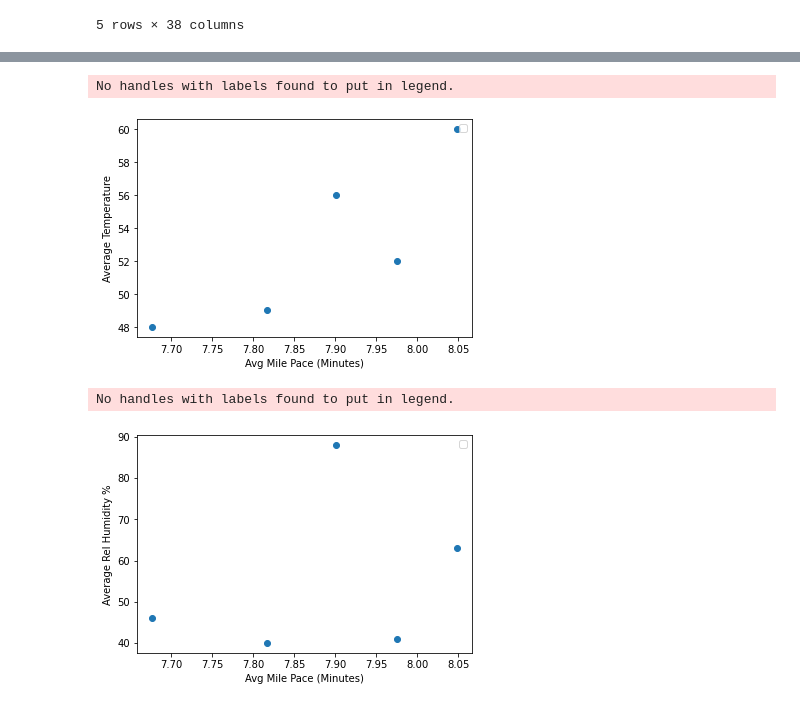
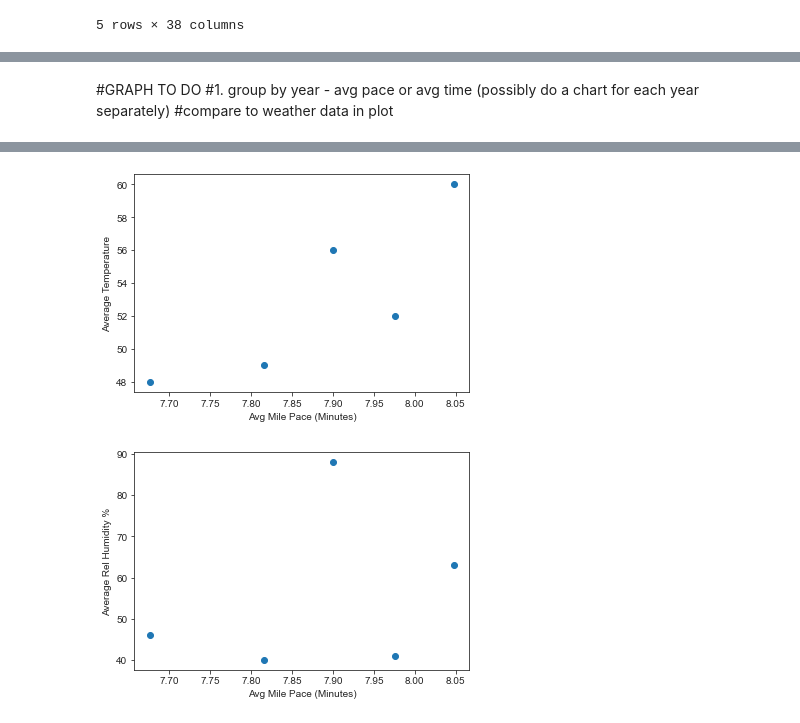
Before and after one commit to nmuldowney/nyc-marathon-capstone, a Jupyter notebook: notebooks/nyc_weather_and_gdp_eda.ipynb, the cells around one changed output, grey strips where cells are left out. Saved outputs shown, nothing was run; the diff lists cells and outputs as text; code cells hidden in the pictures.

```diff
--- a/notebooks/nyc_weather_and_gdp_eda.ipynb
+++ b/notebooks/nyc_weather_and_gdp_eda.ipynb
@@ -410,3 +404,7 @@ race_and_weather.head()
+# %% [markdown]
+#GRAPH TO DO
+#1. group by year - avg pace or avg time (possibly do a chart for each year separately)
+#compare to weather data in plot
 # %%
 race_and_weather['pace'] = '00:' + race_and_weather['pace']
 race_and_weather['pace'] = pd.to_timedelta(race_and_weather['pace']).astype('int64')
@@ -432,21 +430,17 @@ race_weather_plot['pace_sec'] = pace_seconds
 # %%
 plt.scatter(y=race_weather_plot.avg_temp,x=race_weather_plot.pace_sec/60)
 plt.ylabel('Average Temperature')
 plt.xlabel('Avg Mile Pace (Minutes)')
-plt.legend()
 plt.show();
 # %% [output]
-No handles with labels found to put in legend.
-[figure, old version]
+[figure, new version]
 # %%
 plt.scatter(y=race_weather_plot['avg_hum%'],x=race_weather_plot.pace_sec/60)
 plt.ylabel('Average Rel Humidity %')
 plt.xlabel('Avg Mile Pace (Minutes)')
-plt.legend()
 plt.show();
 # %% [output]
-No handles with labels found to put in legend.
-[figure, old version]
+[figure, new version]
 # %%
 race_weather_plot.corr()
 # %% [output]
```
Also changed, not shown: parts of 24 cells of this notebook, 1 other file.
